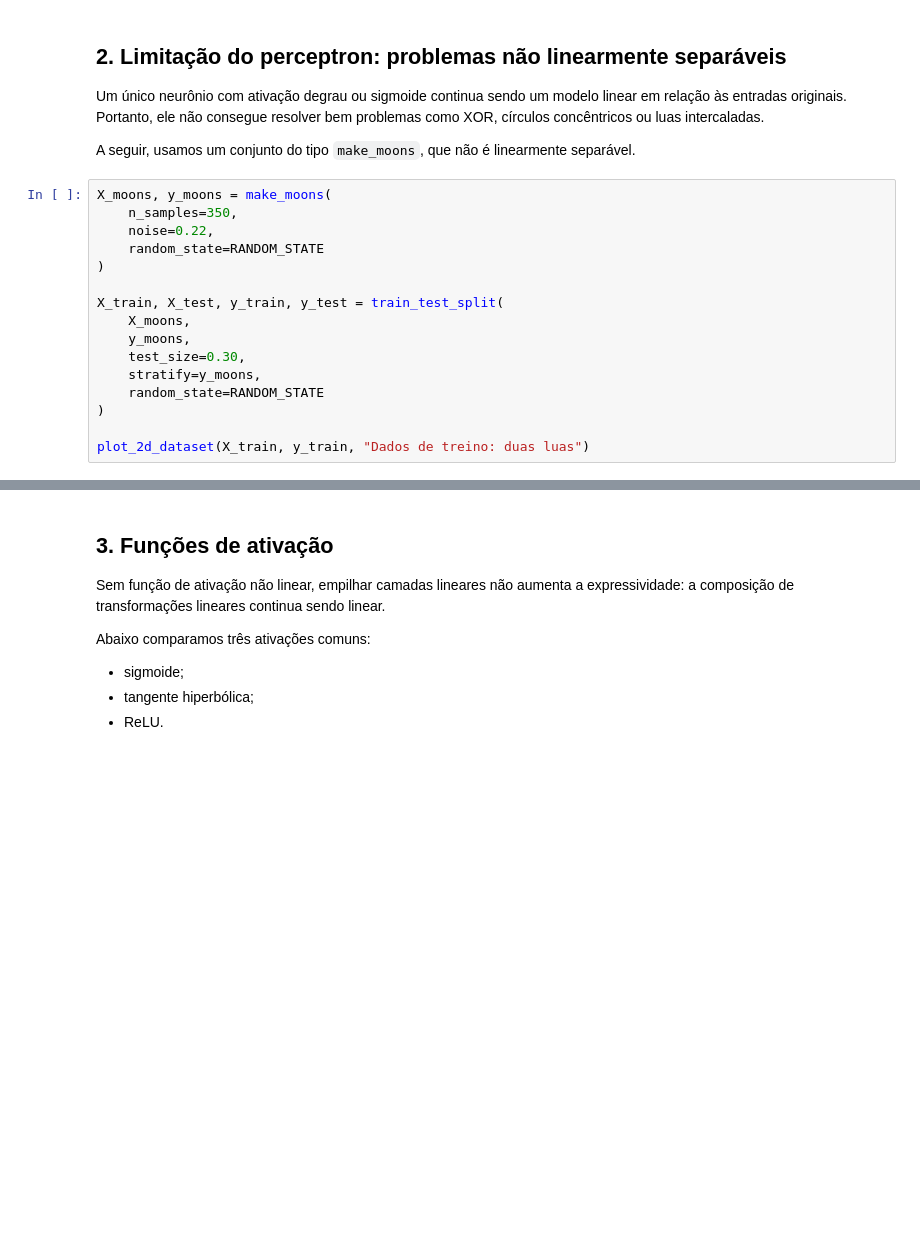
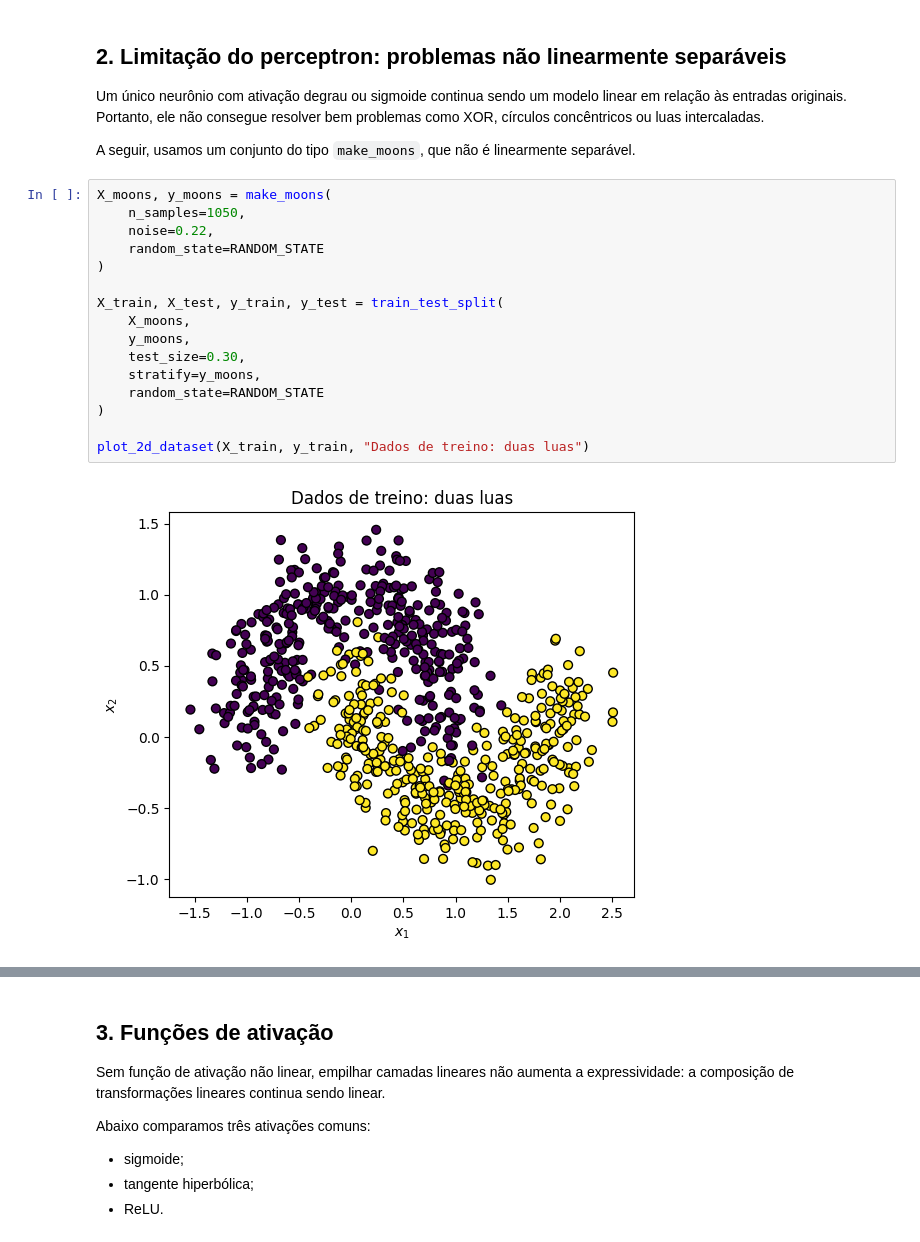
Before and after one commit to AILAB-CEFET-RJ/gcc1734, a Jupyter notebook: src/am/05_am_secao_7_redes_neurais_artificiais.ipynb, the cells around one changed output, grey strips where cells are left out. Drawn from its saved outputs; the diff is of its cells as text; blank space fills up the shorter version.

```diff
--- a/src/am/05_am_secao_7_redes_neurais_artificiais.ipynb
+++ b/src/am/05_am_secao_7_redes_neurais_artificiais.ipynb
@@ -147,20 +157,22 @@ Um único neurônio com ativação degrau ou sigmoide continua sendo um modelo l
 A seguir, usamos um conjunto do tipo `make_moons`, que não é linearmente separável.
 # %%
 X_moons, y_moons = make_moons(
-    n_samples=350,
+    n_samples=1050,
     noise=0.22,
     random_state=RANDOM_STATE
 )
 
 X_train, X_test, y_train, y_test = train_test_split(
     X_moons,
     y_moons,
     test_size=0.30,
     stratify=y_moons,
     random_state=RANDOM_STATE
 )
 
 plot_2d_dataset(X_train, y_train, "Dados de treino: duas luas")
+# %% [output]
+[figure, added]
 # %%
 linear_clf = Pipeline([
     ("scaler", StandardScaler()),
```
Also changed, not shown: parts of 34 cells of this notebook.
